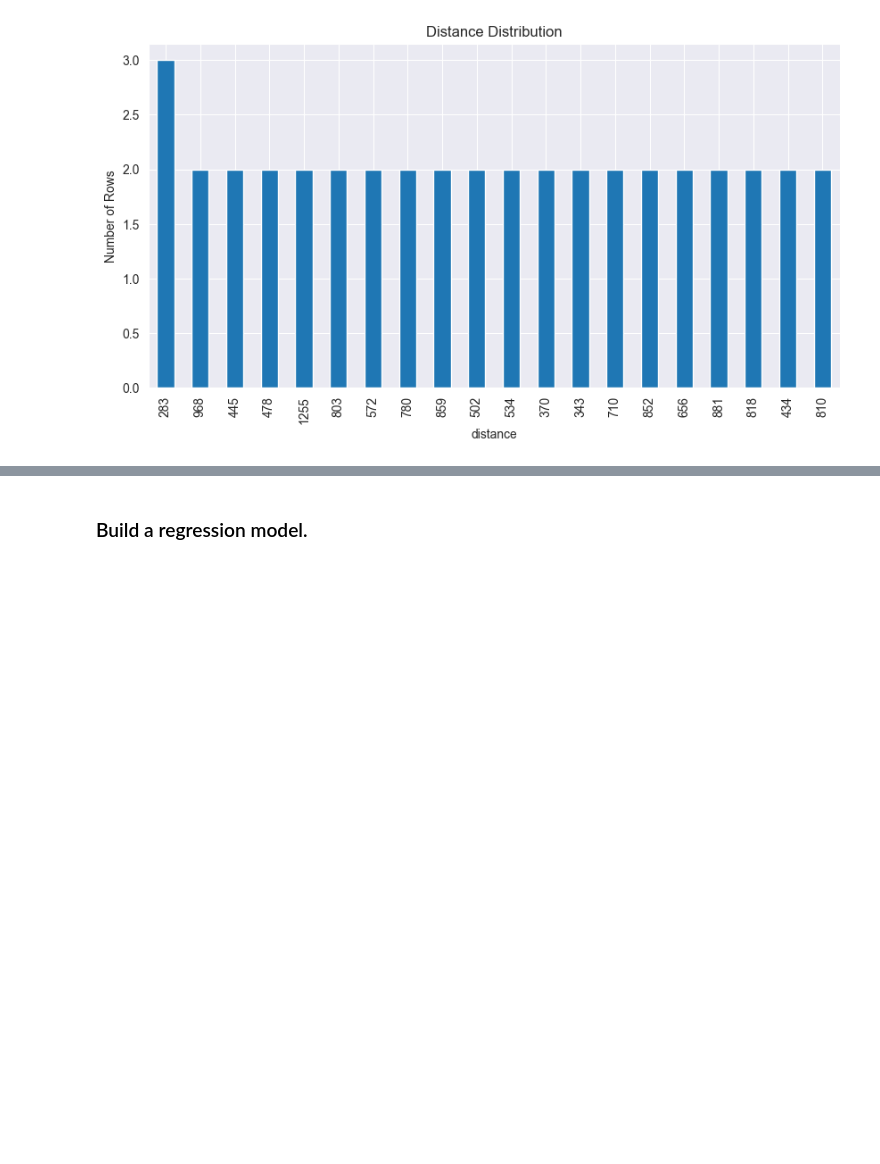
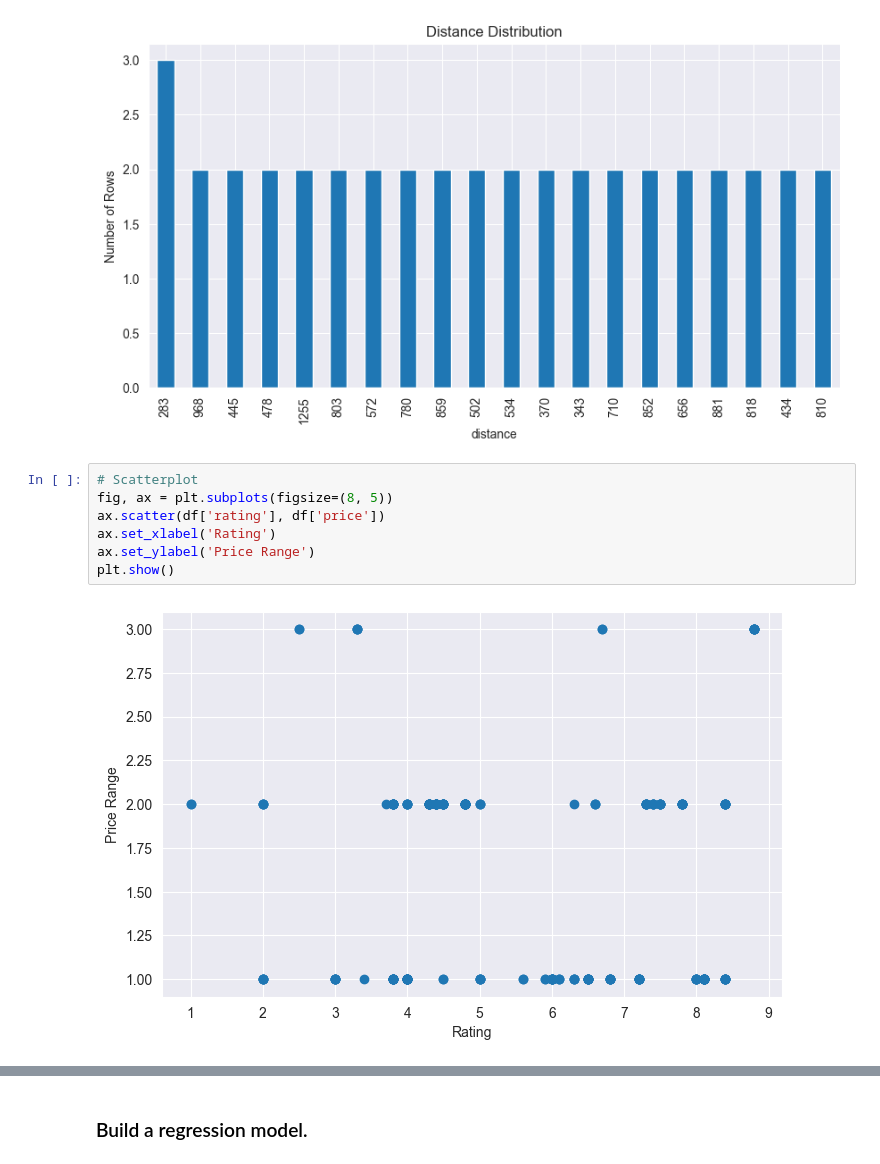
Before and after one commit to romansokolik/LHL-Final-Project-Statistical-Modelling-with-Python, a Jupyter notebook: notebooks/model_building.ipynb, the cells around one changed output, grey strips where cells are left out. Saved outputs shown, nothing was run; the diff lists cells and outputs as text; blank space fills up the shorter version.

```diff
--- a/notebooks/model_building.ipynb
+++ b/notebooks/model_building.ipynb
@@ -220,6 +191,15 @@ plt.ylabel('Number of Rows')
 plt.xlabel('distance');
 # %% [output]
 [figure]
+# %%
+# Scatterplot
+fig, ax = plt.subplots(figsize=(8, 5))
+ax.scatter(df['rating'], df['price'])
+ax.set_xlabel('Rating')
+ax.set_ylabel('Price Range')
+plt.show()
+# %% [output]
+[figure, added]
 # %%
 # Heat Maps
 plt.figure(figsize=(7, 5))
```
Also changed, not shown: parts of 20 cells of this notebook.
